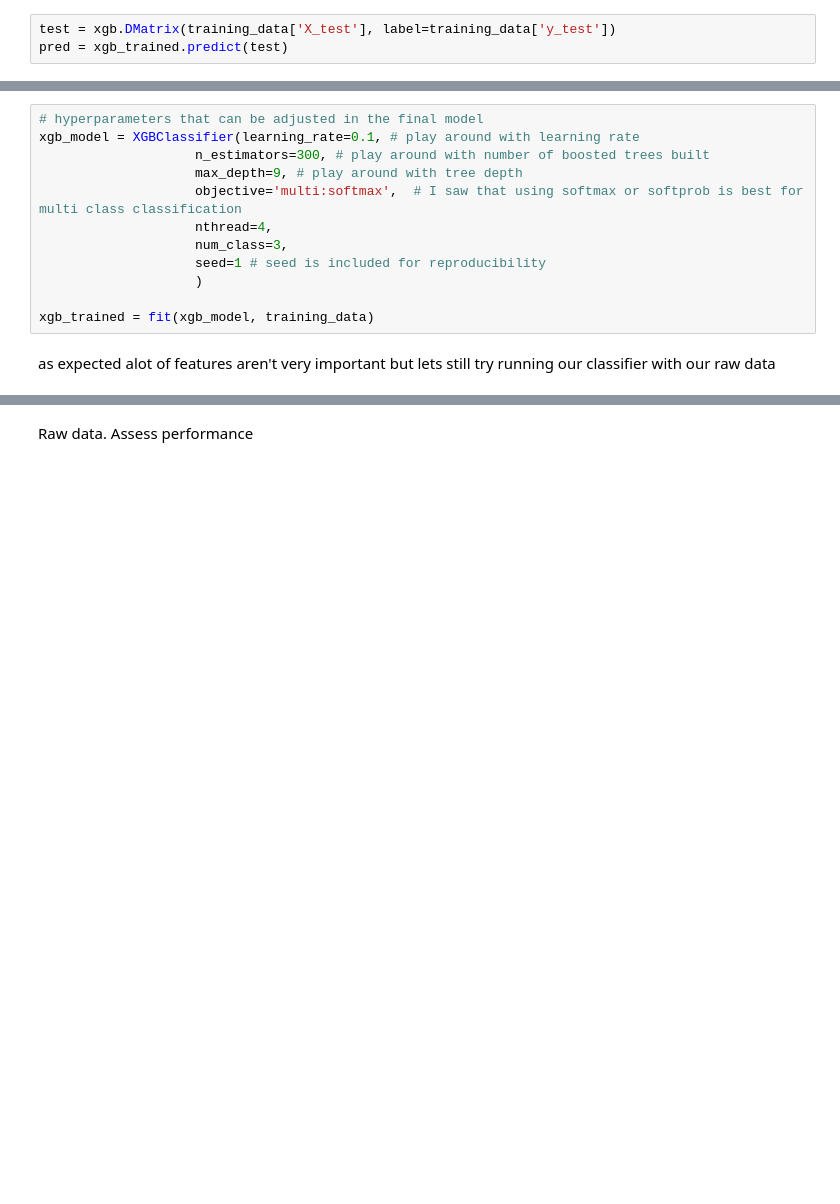
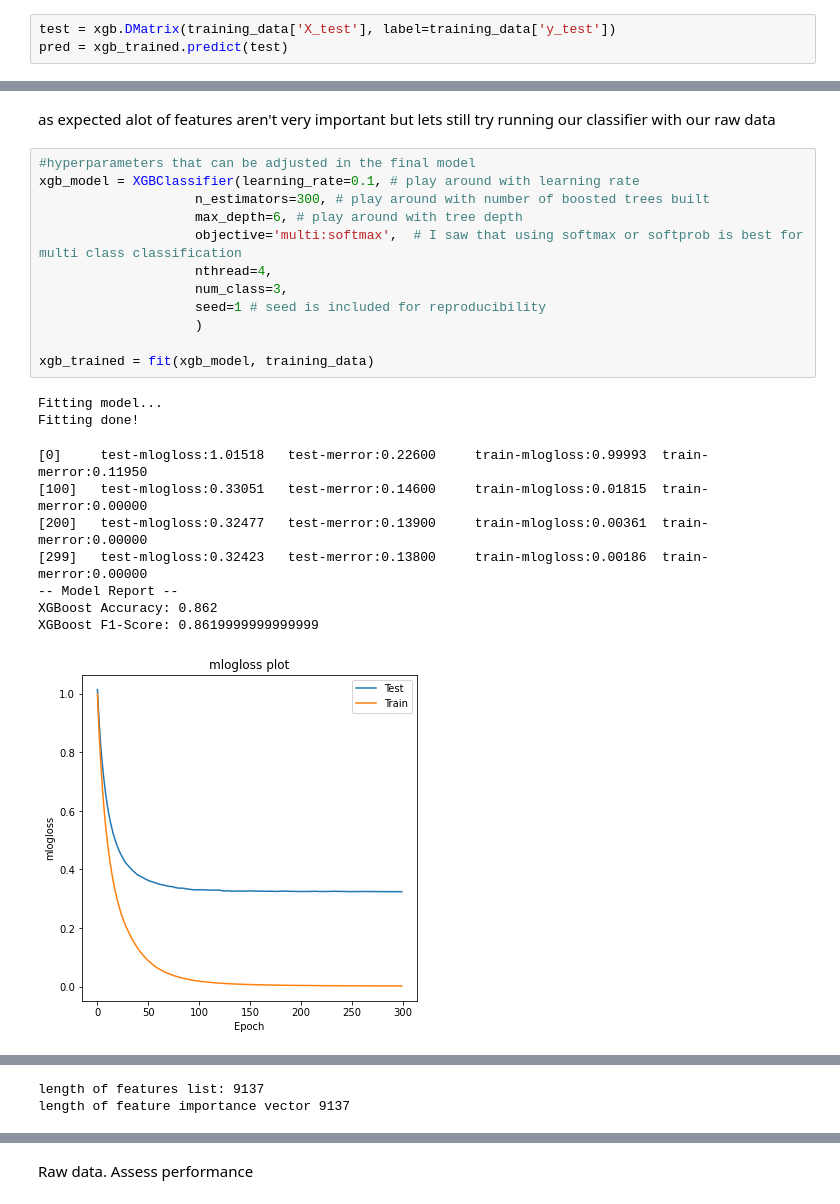
Before and after one commit to Simonlee711/Celltype_Classification, a Jupyter notebook: src/cell_prediction_analysis.ipynb, the cells around one changed output, grey strips where cells are left out. Saved outputs shown, nothing was run; the diff lists cells and outputs as text; blank space fills up the shorter version.

Commit message:
different depths

```diff
--- a/src/cell_prediction_analysis.ipynb
+++ b/src/cell_prediction_analysis.ipynb
@@ -278,14 +294,25 @@ xgb.plot_importance(xgb_trained)
-# %%
-# hyperparameters that can be adjusted in the final model
-xgb_model = XGBClassifier(learning_rate=0.1, # play around with learning rate
-                    n_estimators=300, # play around with number of boosted trees built
-                    max_depth=9, # play around with tree depth
-                    objective='multi:softmax',  # I saw that using softmax or softprob is best for multi class classification
-                    nthread=4,
-                    num_class=3,
-                    seed=1 # seed is included for reproducibility
-                    )
-
-xgb_trained = fit(xgb_model, training_data)
 # %% [markdown]
 as expected alot of features aren't very important but lets still try running our classifier with our raw data
+# %%
+#hyperparameters that can be adjusted in the final model
+xgb_model = XGBClassifier(learning_rate=0.1, # play around with learning rate
+                    n_estimators=300, # play around with number of boosted trees built
+                    max_depth=6, # play around with tree depth
+                    objective='multi:softmax',  # I saw that using softmax or softprob is best for multi class classification
+                    nthread=4,
+                    num_class=3,
+                    seed=1 # seed is included for reproducibility
+                    )
+
+xgb_trained = fit(xgb_model, training_data)
+# %% [output]
+Fitting model...
+Fitting done!
+[0]     test-mlogloss:1.01518   test-merror:0.22600     train-mlogloss:0.99993  train-merror:0.11950
+[100]   test-mlogloss:0.33051   test-merror:0.14600     train-mlogloss:0.01815  train-merror:0.00000
+[200]   test-mlogloss:0.32477   test-merror:0.13900     train-mlogloss:0.00361  train-merror:0.00000
+[299]   test-mlogloss:0.32423   test-merror:0.13800     train-mlogloss:0.00186  train-merror:0.00000
+-- Model Report --
+XGBoost Accuracy: 0.862
+XGBoost F1-Score: 0.8619999999999999
+[figure, added]
@@ -291,0 +320,2 @@ as expected alot of features aren't very important but lets still try running ou
+length of features list: 9137
+length of feature importance vector 9137
```
Also changed, not shown: parts of 23 cells of this notebook.
